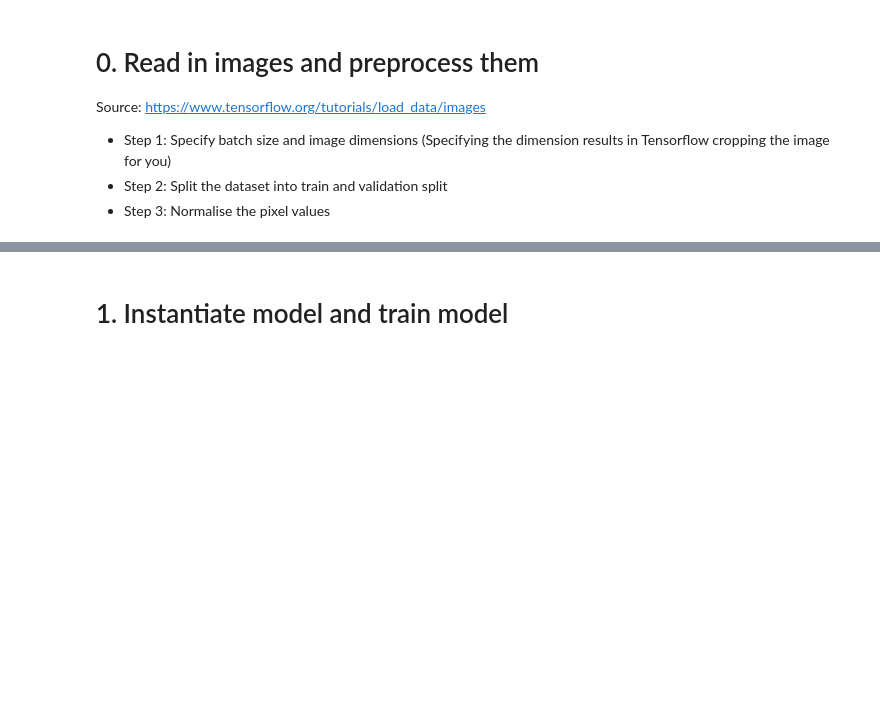
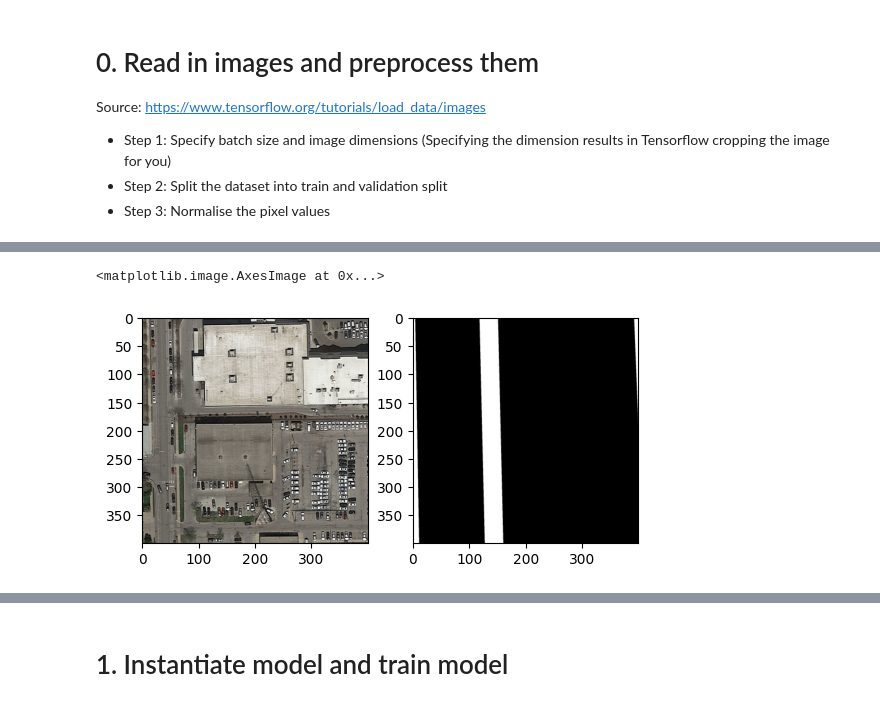
Before and after one commit to jinyangp/road_segmentation, a Jupyter notebook: attention_unet/train.ipynb, the cells around one changed output, grey strips where cells are left out. Saved outputs shown, nothing was run; the diff lists cells and outputs as text; code cells hidden in the pictures; blank space fills up the shorter version.

```diff
--- a/attention_unet/train.ipynb
+++ b/attention_unet/train.ipynb
@@ -98,23 +109,26 @@ val_gts_ds = tf.keras.utils.image_dataset_from_directory(
 # %%
 _imgs = []
 _gts = []
 
 for images in train_imgs_ds.take(1):
     for i in range(1):
         _imgs.append(images[i].numpy().astype("uint8"))
 
-for gts in train_gt_ds.take(1):
+for gts in train_gts_ds.take(1):
     for i in range(1):
         _gts.append(gts[i].numpy().astype("uint8"))
 
 fig, axs = plt.subplots(1,2)
 #fig, axs = plt.subplots(2,2, figsize=(6, 8))
 
 axs[0].imshow(_imgs[0])
 axs[1].imshow(_gts[0], cmap="gray")
 
 #axs[1][0].imshow(_imgs[1])
 #axs[1][1].imshow(_gts[1], cmap="gray")
+# %% [output]
+<matplotlib.image.AxesImage at 0x...>
+[figure, added]
 # %%
 # Step 3
 normalization_layer = tf.keras.layers.Rescaling(1./255)
```
Also changed, not shown: parts of 4 cells of this notebook, 2 other files.
